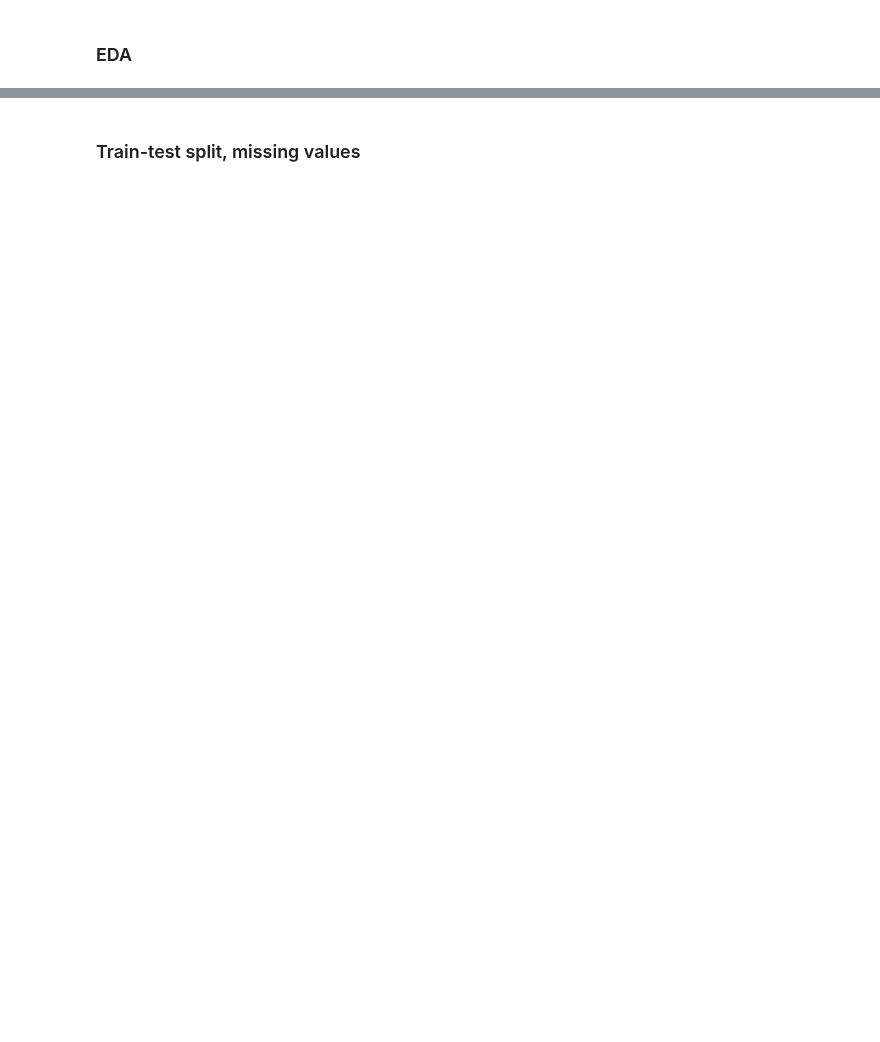
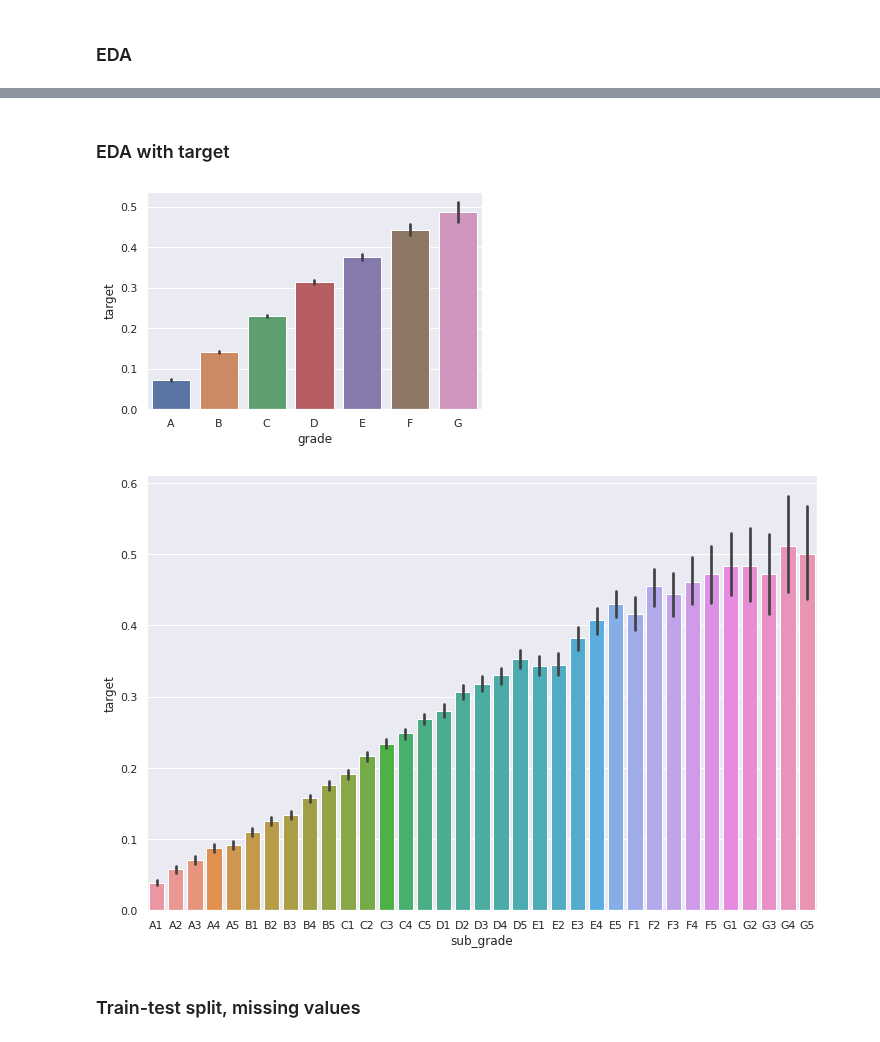
Before and after one commit to MykolaPinchuk/KaggleProjects, a Jupyter notebook: kp102-lc-loaddef.ipynb, the cells around one changed output, grey strips where cells are left out. Cells and saved outputs as stored; diff of their text form; code cells hidden in the pictures; blank space fills up the shorter version.

Commit message:
Kaggle Notebook | KP102_LC_LoadDef | Version 5, prepared data for baseline modeling

```diff
--- a/kp102-lc-loaddef.ipynb
+++ b/kp102-lc-loaddef.ipynb
@@ -218,3 +218,14 @@ sns.histplot(x='grade', data=df).set(title='Loan Grade')
+# %% [markdown]
+### EDA with target
+# %%
+sns.barplot(x='grade', y='target', data=df)
+plt.show()
+sns.set(rc={'figure.figsize':(12,8)})
+sns.barplot(x='sub_grade', y='target', data=df)
+plt.show()
+# %% [output]
+[figure, added]
+[figure, added]
 # %% [markdown]
 ### Train-test split, missing values
 # %%
```
Also changed, not shown: parts of 24 cells of this notebook.
